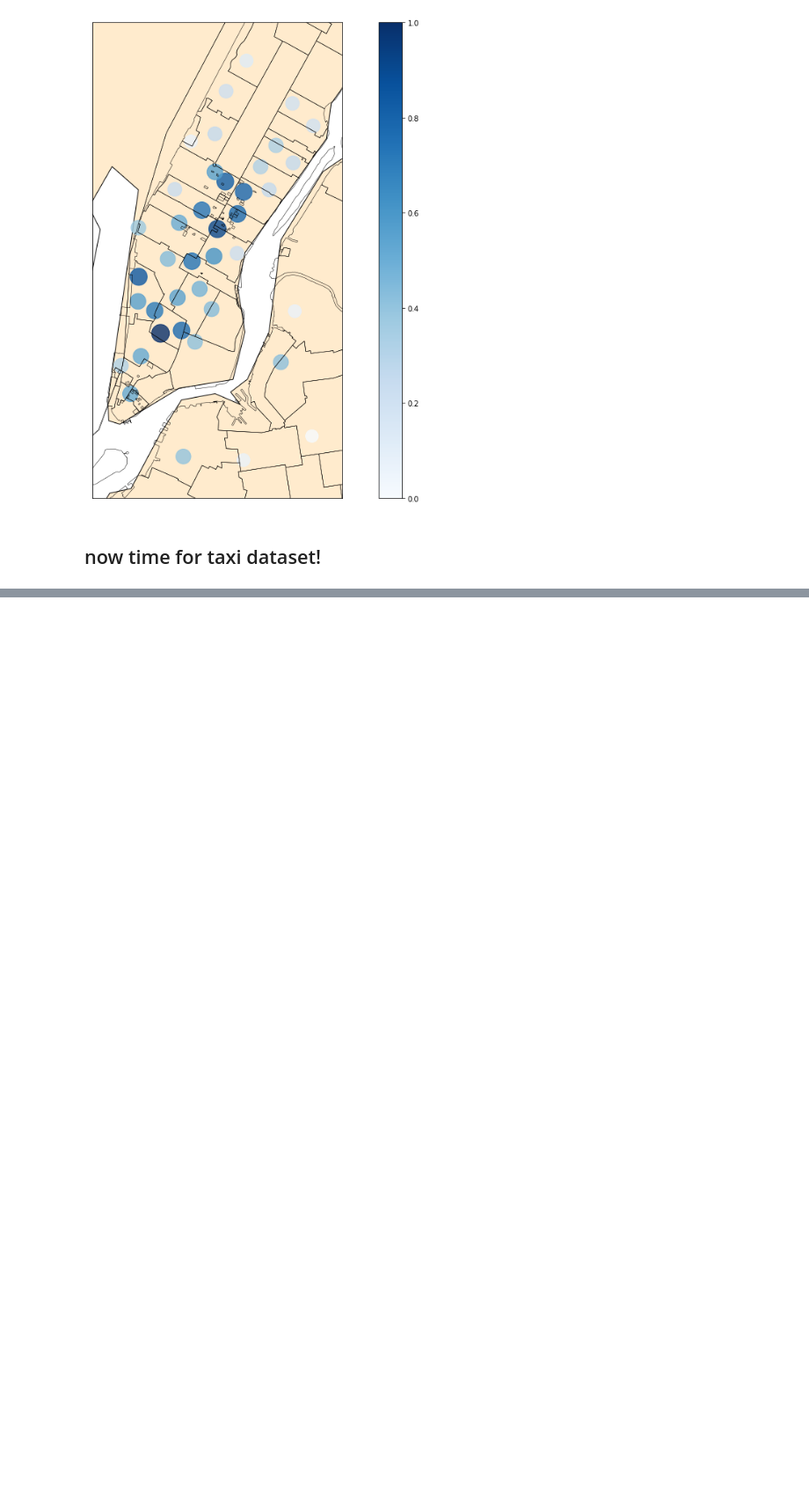
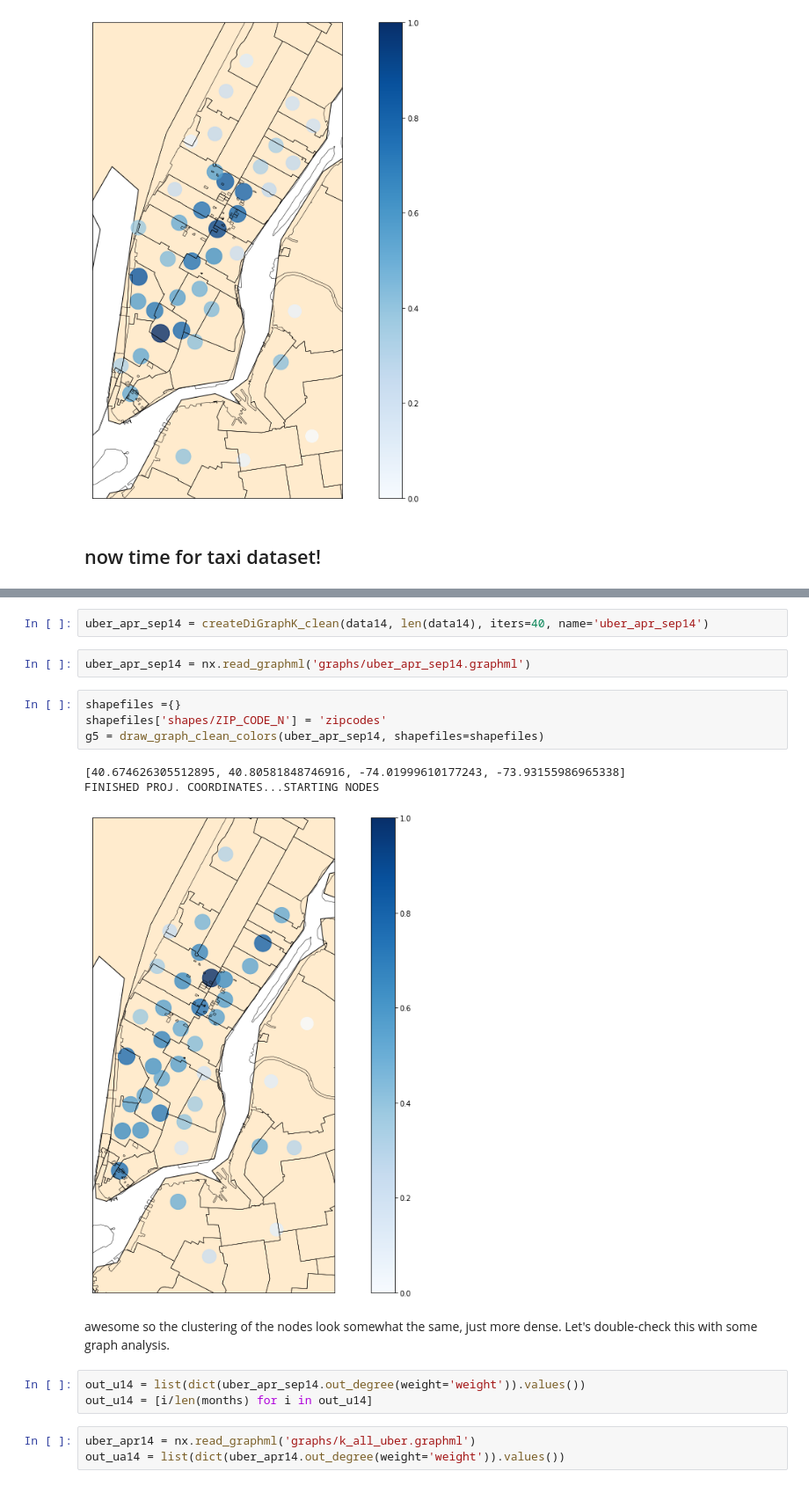
Before and after one commit to BisratM/NYC-Traffic-Analysis, a Jupyter notebook: kmeans.ipynb, the cells around one changed output, grey strips where cells are left out. Shown at 88% size. Cells and saved outputs as stored; diff of their text form; blank space fills up the shorter version.

```diff
--- a/kmeans.ipynb
+++ b/kmeans.ipynb
@@ -415,0 +425,20 @@ FINISHED PROJ. COORDINATES...STARTING NODES
+# %%
+uber_apr_sep14 = createDiGraphK_clean(data14, len(data14), iters=40, name='uber_apr_sep14')
+# %%
+uber_apr_sep14 = nx.read_graphml('graphs/uber_apr_sep14.graphml')
+# %%
+shapefiles ={}
+shapefiles['shapes/ZIP_CODE_N'] = 'zipcodes'
+g5 = draw_graph_clean_colors(uber_apr_sep14, shapefiles=shapefiles)
+# %% [output]
+[40.674626305512895, 40.80581848746916, -74.01999610177243, -73.93155986965338]
+FINISHED PROJ. COORDINATES...STARTING NODES
+[figure, added]
+# %% [markdown]
+awesome so the clustering of the nodes look somewhat the same, just more dense. Let's double-check this with some graph analysis.
+# %%
+out_u14 = list(dict(uber_apr_sep14.out_degree(weight='weight')).values())
+out_u14 = [i/len(months) for i in out_u14]
+# %%
+uber_apr14 = nx.read_graphml('graphs/k_all_uber.graphml')
+out_ua14 = list(dict(uber_apr14.out_degree(weight='weight')).values())
```
Also changed, not shown: parts of 6 cells of this notebook, 3 other files.
